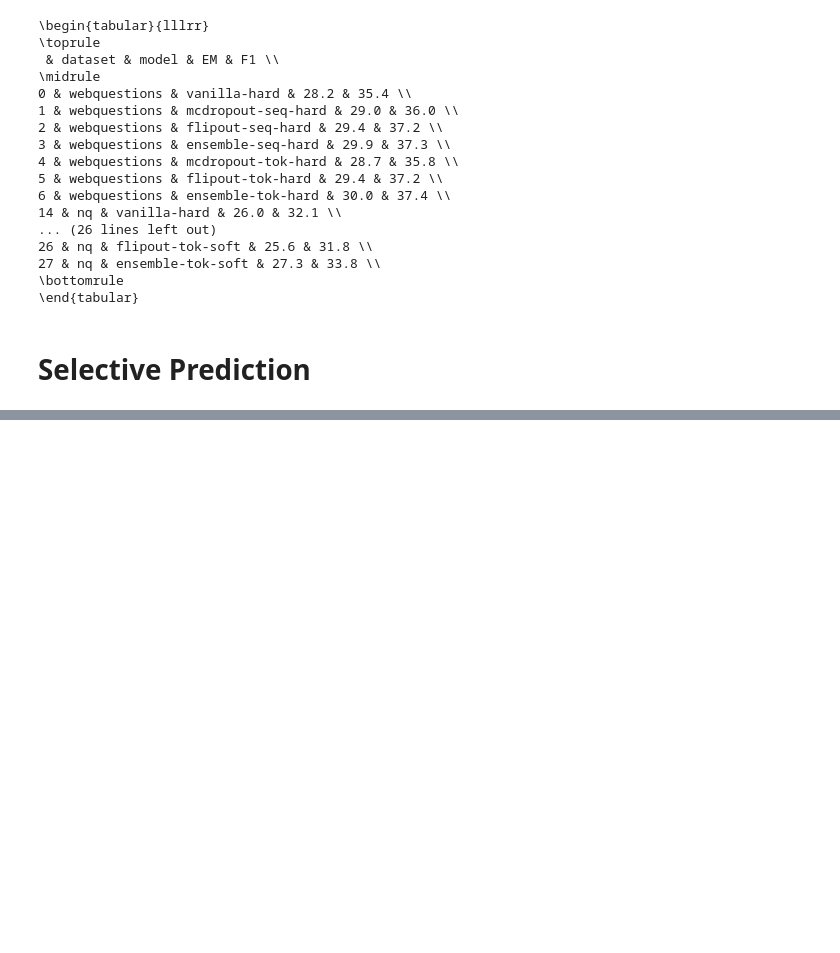
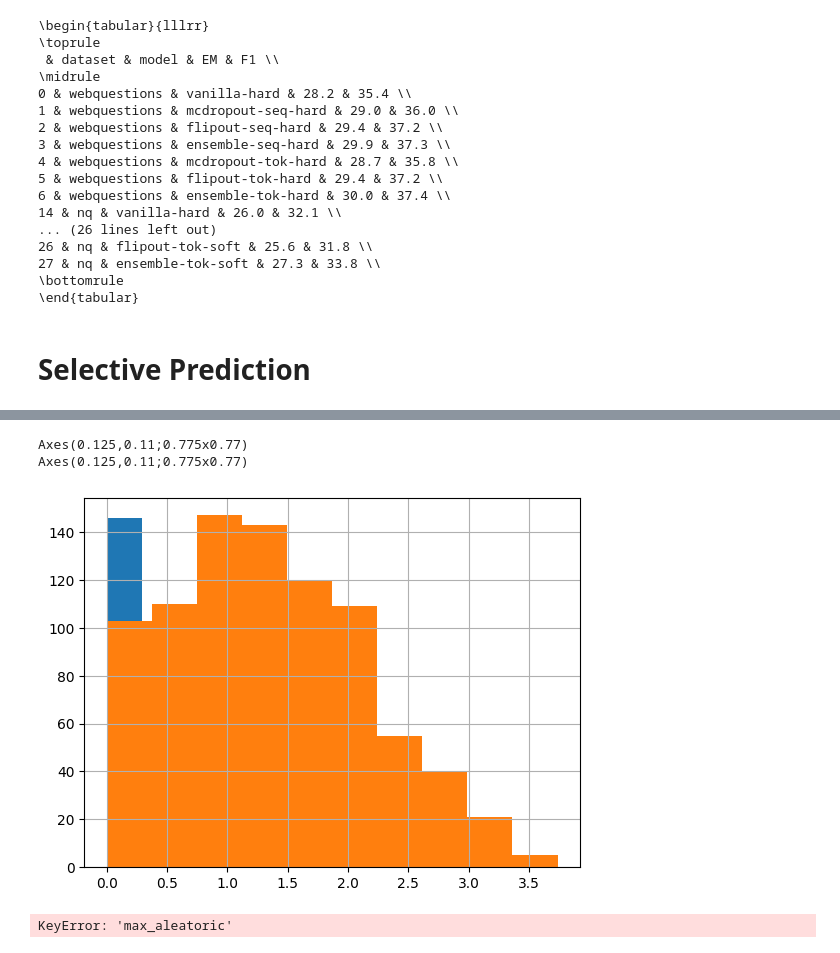
Before and after one commit to dries02/cbqa-ood, a Jupyter notebook: notebooks/results.ipynb, the cells around one changed output, grey strips where cells are left out. Cells and saved outputs as stored; diff of their text form; code cells hidden in the pictures; blank space fills up the shorter version.

Commit message:
add aleatoric

```diff
--- a/notebooks/results.ipynb
+++ b/notebooks/results.ipynb
@@ -909,0 +898,58 @@ ensemble-tok-hard & 0.459 & 0.120 & 0.279 & 0.466 & 0.100 & 0.287 \\
+# %%
+df = pd.read_json("../results/webquestions/ensemble5-hard-token.jsonl", lines=True)
+df["max_aleatoric"] = df["max_entropy"] - df["max_mi"]
+
+# print(df[df["labels"] == "in"]["max_mi"].hist())
+print(df[df["labels"] == "in"]["max_aleatoric"].hist())
+# print(df[df["labels"] == "far-ood"]["max_mi"].hist())
+print(df[df["labels"] == "far-ood"]["max_aleatoric"].hist())
+# %% [output]
+Axes(0.125,0.11;0.775x0.77)
+Axes(0.125,0.11;0.775x0.77)
+[figure, added]
+# %%
+import numpy as np
+import matplotlib.pyplot as plt
+
+# df must have columns: "labels", "max_mi", "max_aleatoric"
+
+label_in = "in"
+label_ood = "far-ood"
+bins = 40
+
+in_mi  = df.loc[df["labels"] == label_in,  "max_mi"].dropna()
+ood_mi = df.loc[df["labels"] == label_ood, "max_mi"].dropna()
+
+in_al  = df.loc[df["labels"] == label_in,  "max_aleatoric"].dropna()
+ood_al = df.loc[df["labels"] == label_ood, "max_aleatoric"].dropna()
+
+# Shared bin edges per metric (fair comparison)
+mi_bins = np.histogram_bin_edges(np.concatenate([in_mi.to_numpy(), ood_mi.to_numpy()]), bins=bins)
+al_bins = np.histogram_bin_edges(np.concatenate([in_al.to_numpy(), ood_al.to_numpy()]), bins=bins)
+
+fig, axes = plt.subplots(2, 2, figsize=(12, 8))
+
+axes[0, 0].hist(in_mi, bins=mi_bins)
+axes[0, 0].set_title(f"max_mi — {label_in}")
+axes[0, 0].set_xlabel("max_mi")
+axes[0, 0].set_ylabel("count")
+
+axes[0, 1].hist(ood_mi, bins=mi_bins)
+axes[0, 1].set_title(f"max_mi — {label_ood}")
+axes[0, 1].set_xlabel("max_mi")
+axes[0, 1].set_ylabel("count")
+
+axes[1, 0].hist(in_al, bins=al_bins)
+axes[1, 0].set_title(f"max_aleatoric — {label_in}")
+axes[1, 0].set_xlabel("max_aleatoric")
+axes[1, 0].set_ylabel("count")
+
+axes[1, 1].hist(ood_al, bins=al_bins)
+axes[1, 1].set_title(f"max_aleatoric — {label_ood}")
+axes[1, 1].set_xlabel("max_aleatoric")
+axes[1, 1].set_ylabel("count")
+
+plt.tight_layout()
+plt.show()
+# %% [output]
+KeyError: 'max_aleatoric'
```
Also changed, not shown: parts of 10 cells of this notebook, 4 other files.
